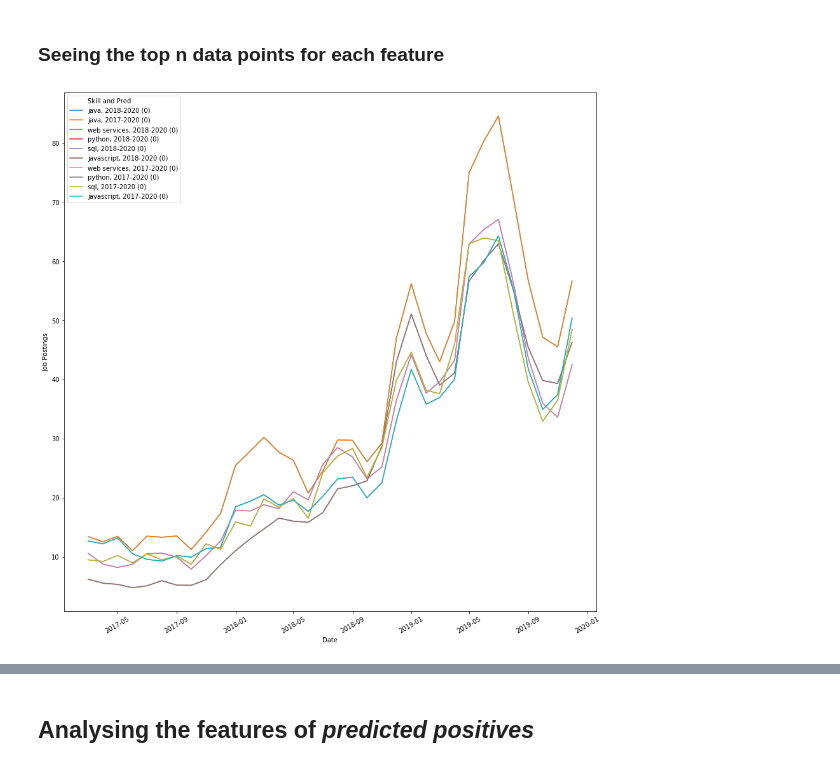
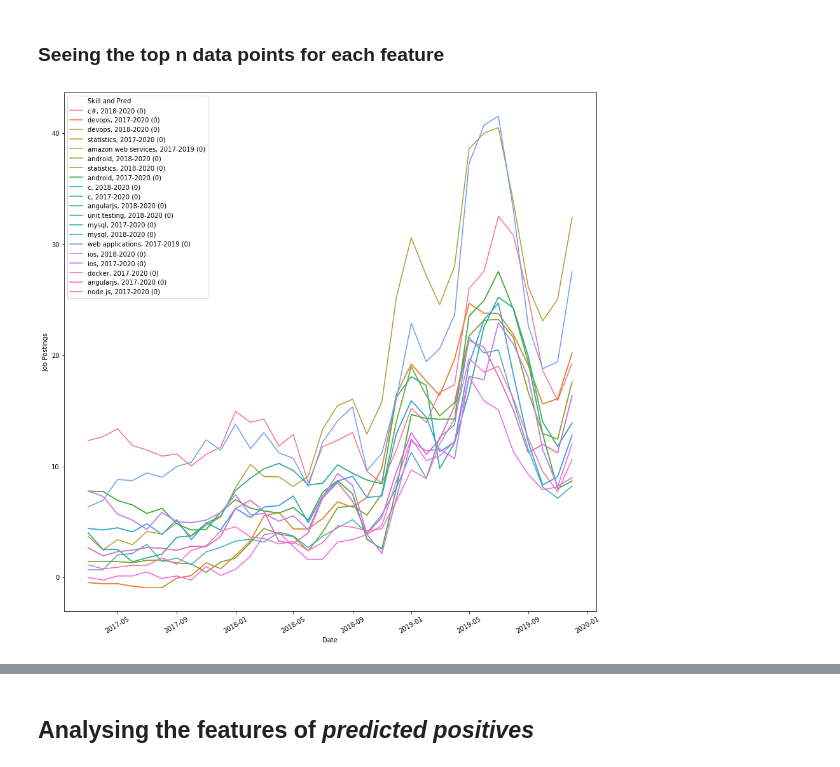
Before and after one commit to RamtinYazdanian/job_skill_trend_analysis, a Jupyter notebook: notebooks/emerging_skill_analysis.ipynb, the cells around one changed output, grey strips where cells are left out. Drawn from its saved outputs; the diff is of its cells as text; code cells hidden in the pictures.

Commit message:
fix for normalisation issue

```diff
--- a/notebooks/emerging_skill_analysis.ipynb
+++ b/notebooks/emerging_skill_analysis.ipynb
@@ -412,11 +428,13 @@ df_x_datapoints_with_ground_truth.tsfresh.values[0].size
 # %%
+# Create train/test split and then perform pre-normalisation and PCA.
 sampled_train_x_df, sampled_test_x_df, sampled_train_y_df, sampled_test_y_df = \
     create_train_test_split(df_x_datapoints_with_ground_truth, df_y_all,
-                            test_proportion=0.3, class_balanced=True, random_state=2)
+                            test_proportion=0.3, class_balanced=True, random_state=4)
 
 sampled_train_x_df, sampled_test_x_df, pca_model, pre_normaliser, throwaway = \
-    pre_normalise_and_pca(sampled_train_x_df, sampled_test_x_df,
-                         n_features=50, pre_normaliser=StandardScaler(with_std=False), post_normaliser=None)
+    pre_normalise_and_pca(sampled_train_x_df, sampled_test_x_df, sampled_train_y_df, sampled_test_y_df,
+                         n_features=60, pre_normaliser=RobustScaler(),
+                         post_normaliser=None, do_pca=True)
 # %% [markdown]
 Let's see how many members each class has.
 # %%
@@ -449,16 +468,17 @@ feature_type_to_use = 'tsfresh'
 # %%
 # Run cross_validate_with_quantile with the appropriate feature column name.
 # Set C_LIST and QUANTILES through utilities/params.py
-normaliser = RobustScaler(with_centering=True, with_scaling=True, quantile_range=(40, 60))
+# normaliser = RobustScaler(with_centering=True, with_scaling=True, quantile_range=(40, 60))
+# normaliser = RobustScaler(with_centering=True, with_scaling=True, quantile_range=(20, 80))
 # normaliser = RobustScaler(with_scaling=False)
-# normaliser = None
+# normaliser = RobustScaler(with_scaling=False, with_centering=False)
 # normaliser = StandardScaler(with_std=False)
-# normaliser = StandardScaler(with_std=True)
-best_model, best_c, best_q, best_score = \
+normaliser = StandardScaler(with_std=True)
+best_model, best_c, best_q, best_score, rawpop_upper_bound_dict = \
     cross_validate_with_quantile(resulting_dfs, log_features_df, normaliser=normaliser,
-             features_col=feature_type_to_use, c_list= np.logspace(start=-8, stop=0, num=9, base=10),
+             features_col=feature_type_to_use, c_list= np.logspace(start=-6, stop=2, num=9, base=10),
                                  quantiles=np.linspace(0.80, 0.95, num=4), model_to_use='logreg',
-                                 eval_type='prec')
+                                 eval_type='f1')
 # %% [output]
 tsfresh
 QUANTILE: 0.8
@@ -841,39 +952,48 @@ with pd.option_context('display.max_rows', None, 'display.max_columns', None, 'd
 ### Seeing the top n data points for each feature
 # %%
 feature_number = 0
-n_skills_to_get = 10
-preds_to_get = 'neg'
-pos_neg_or_both = 'pos'
+n_skills_to_get = 20
+preds_to_get = 'both'
+pos_neg_or_both = 'both'
+no_superstars = True
+
+if no_superstars:
+    preds_to_look_at = all_preds_x_values.loc[all_preds_x_values.apply(lambda x:
+                                       x['Job Postings Raw'] <= rawpop_upper_bound_dict[x['time_period']], axis=1)]
+else:
+    preds_to_look_at = all_preds_x_values
 
 if preds_to_get == 'pos':
-    preds_to_look_at = all_preds_x_values.loc[all_preds_x_values.pred == 1]
+    preds_to_look_at = preds_to_look_at.loc[preds_to_look_at.pred == 1]
 elif preds_to_get == 'neg':
-    preds_to_look_at = all_preds_x_values.loc[all_preds_x_values.pred == 0]
+    preds_to_look_at = preds_to_look_at.loc[preds_to_look_at.pred == 0]
 else:
-    preds_to_look_at = all_preds_x_values
+    preds_to_look_at = preds_to_look_at
 
 if pos_neg_or_both == 'pos':
     top_datapoints = (np.argsort(series_to_matrix(preds_to_look_at['tsfresh'])
                              [:, feature_number])[-n_skills_to_get:])[::-1].flatten()
 elif pos_neg_or_both == 'neg':
     top_datapoints = (np.argsort(-series_to_matrix(preds_to_look_at['tsfresh'])
                              [:, feature_number])[-n_skills_to_get:])[::-1].flatten()
 else:
     top_datapoints = (np.argsort(np.abs(series_to_matrix(preds_to_look_at['tsfresh'])
                              [:, feature_number]))[-n_skills_to_get:])[::-1].flatten()
 top_skills = preds_to_look_at.iloc[top_datapoints].common_key.values
 top_skill_labels = preds_to_look_at.iloc[top_datapoints].pred.values
 skill_to_label = {top_skills[i]: top_skill_labels[i] for i in range(len(top_skills))}
-multi_skill_df = multiple_skill_pop_profiles(skills_df, top_skills, 'log', time_period=TIME_PERIODS['2017-2020'],
+multi_skill_df = multiple_skill_pop_profiles(group_time_steps_together(skills_df, 1, True),
+                                           top_skills, 'log', time_period=TIME_PERIODS['2017-2020'],
                           normaliser=log_mean, smooth='movingavg')
 multi_skill_df['Skill and Pred'] = multi_skill_df['common_key'].apply(lambda x:
                                                                  x.replace('_', ', ') +
                                                                       ' (' + str(int(skill_to_label[x])) + ')')
 ax = plt.figure(num=1, figsize=(15,15))
 sns.lineplot(x='Date', y='Job Postings', data=multi_skill_df, hue='Skill and Pred')
 # plt.hlines(one_skill_df['Job Postings'].mean(),
 #            TIME_PERIODS['2017-2020'][0], TIME_PERIODS['2017-2020'][1], colors=['blue'], linestyles='dashdot')
+# sns.lineplot(x='Date', y='Total', data=log_mean.assign(Total=-log_mean.Total), markers=['dashdot'], color='black')
 plt.xticks(rotation=30)
 plt.show()
 # %% [output]
-[figure, old version]
+[figure, new version]
```
Also changed, not shown: parts of 45 cells of this notebook, 2 other files.
